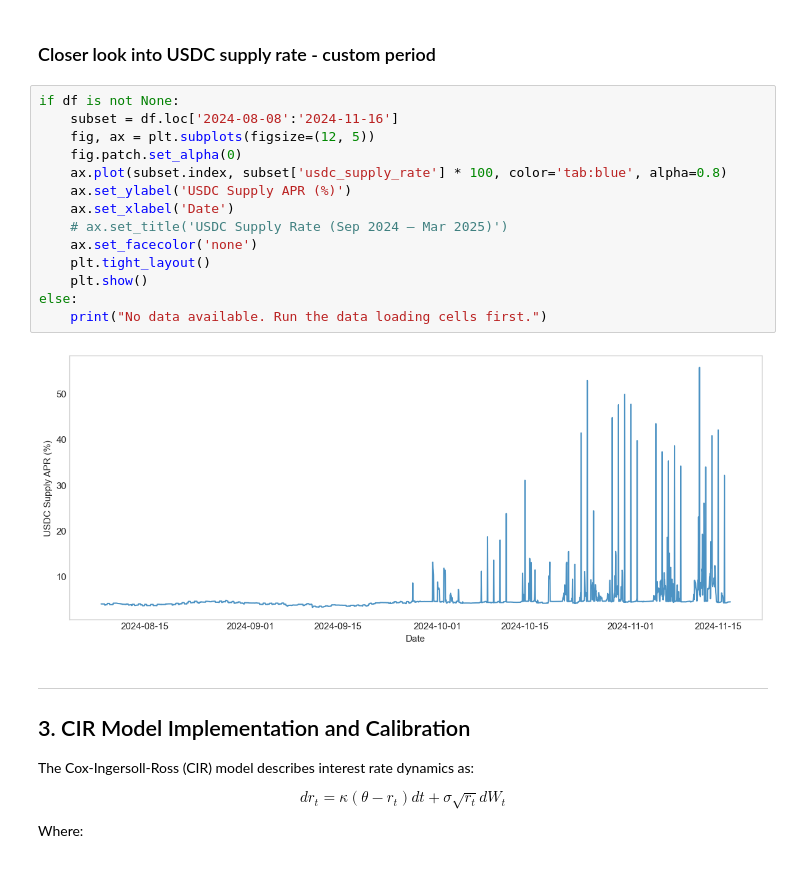
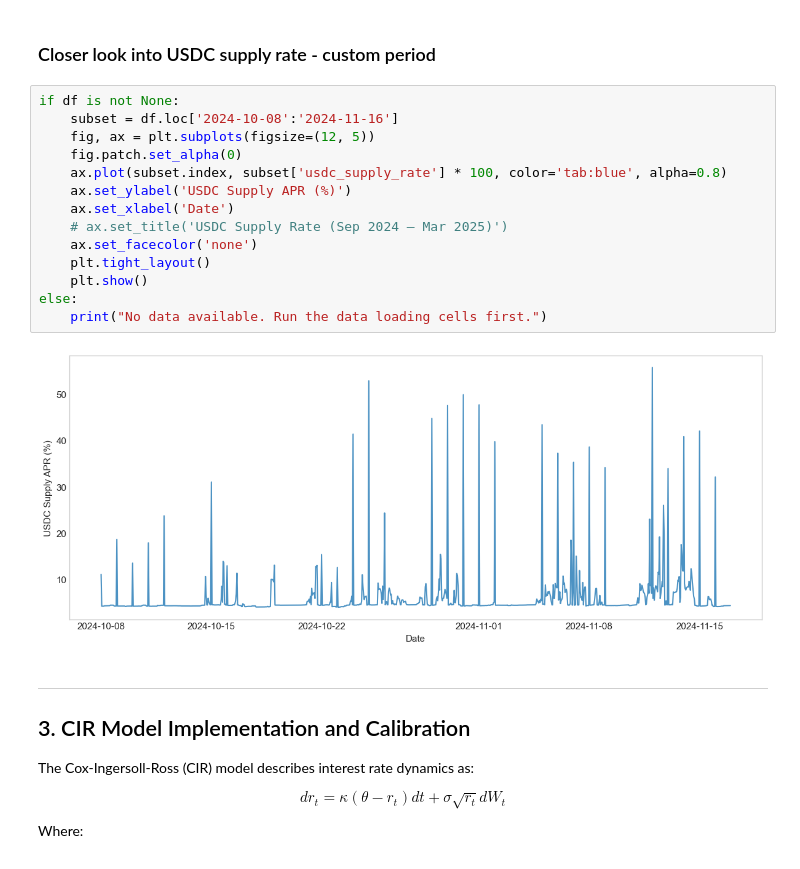
Before and after one commit to francisliu2/Defi_interestRate, a Jupyter notebook: src/aave_v3_carry_trade_analysis.ipynb, the cells around one changed output. Saved outputs shown, nothing was run; the diff lists cells and outputs as text.

```diff
--- a/src/aave_v3_carry_trade_analysis.ipynb
+++ b/src/aave_v3_carry_trade_analysis.ipynb
@@ -296,20 +296,20 @@ if df is not None:
 ### Closer look into USDC supply rate - custom period
 # %%
 if df is not None:
-    subset = df.loc['2024-08-08':'2024-11-16']
+    subset = df.loc['2024-10-08':'2024-11-16']
     fig, ax = plt.subplots(figsize=(12, 5))
     fig.patch.set_alpha(0)
     ax.plot(subset.index, subset['usdc_supply_rate'] * 100, color='tab:blue', alpha=0.8)
     ax.set_ylabel('USDC Supply APR (%)')
     ax.set_xlabel('Date')
     # ax.set_title('USDC Supply Rate (Sep 2024 – Mar 2025)')
     ax.set_facecolor('none')
     plt.tight_layout()
     plt.show()
 else:
     print("No data available. Run the data loading cells first.")
 # %% [output]
-[figure, old version]
+[figure, new version]
 # %% [markdown]
 ---
 ## 3. CIR Model Implementation and Calibration
```
Also changed, not shown: parts of 2 cells of this notebook.
